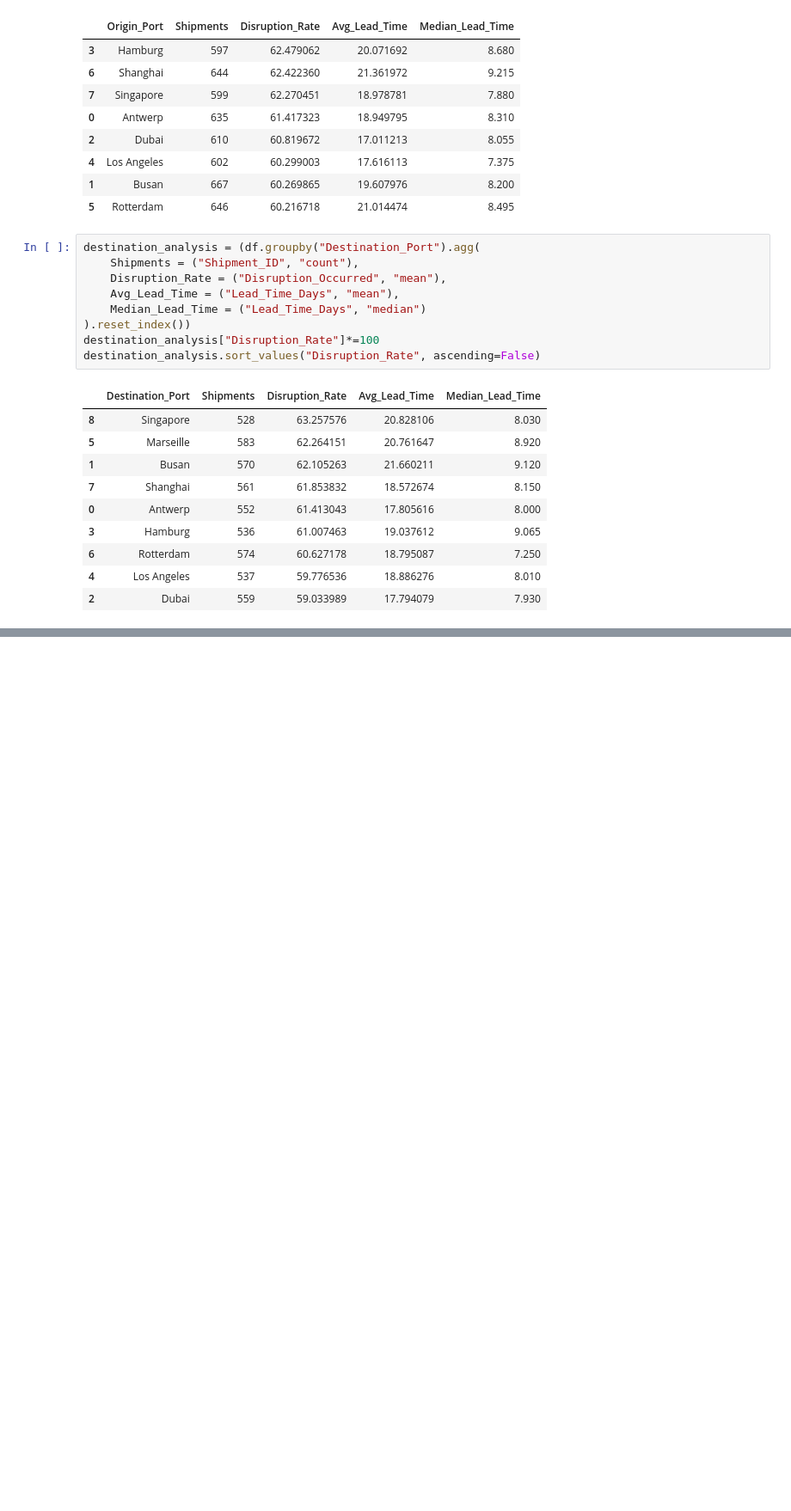
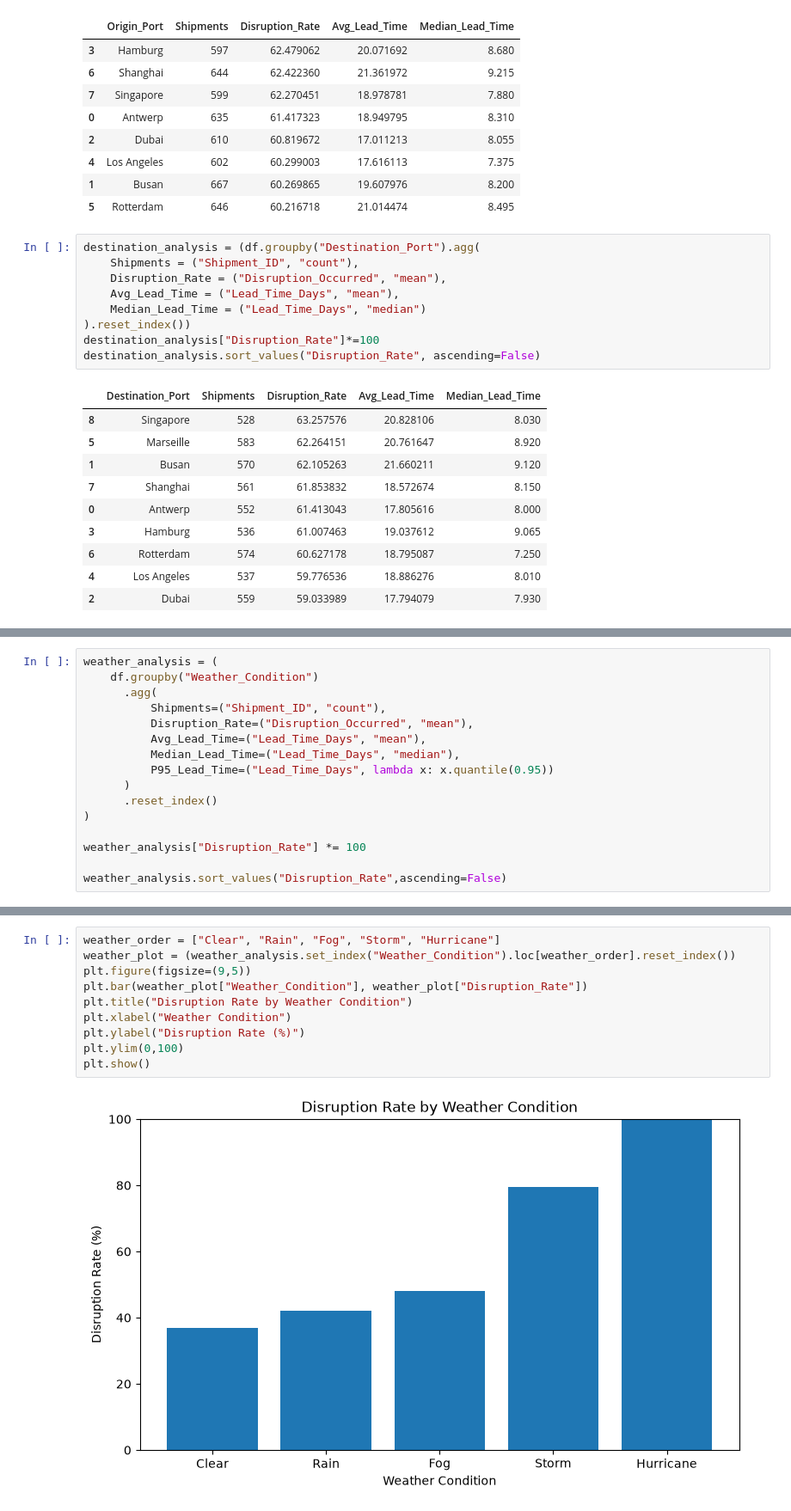
Before and after one commit to sharath1103/Global-Supply-Chain-Disruption, a Jupyter notebook: global_supply_chain_disruption.ipynb, the cells around one changed output, grey strips where cells are left out. Shown at 86% size. Drawn from its saved outputs; the diff is of its cells as text; blank space fills up the shorter version.

```diff
--- a/global_supply_chain_disruption.ipynb
+++ b/global_supply_chain_disruption.ipynb
@@ -334,0 +446,16 @@ destination_analysis.sort_values("Disruption_Rate", ascending=False)
+# %%
+weather_analysis = (
+    df.groupby("Weather_Condition")
+      .agg(
+          Shipments=("Shipment_ID", "count"),
+          Disruption_Rate=("Disruption_Occurred", "mean"),
+          Avg_Lead_Time=("Lead_Time_Days", "mean"),
+          Median_Lead_Time=("Lead_Time_Days", "median"),
+          P95_Lead_Time=("Lead_Time_Days", lambda x: x.quantile(0.95))
+      )
+      .reset_index()
+)
+
+weather_analysis["Disruption_Rate"] *= 100
+
+weather_analysis.sort_values("Disruption_Rate",ascending=False)
@@ -334,0 +469,12 @@ destination_analysis.sort_values("Disruption_Rate", ascending=False)
+# %%
+weather_order = ["Clear", "Rain", "Fog", "Storm", "Hurricane"]
+weather_plot = (weather_analysis.set_index("Weather_Condition").loc[weather_order].reset_index())
+plt.figure(figsize=(9,5))
+plt.bar(weather_plot["Weather_Condition"], weather_plot["Disruption_Rate"])
+plt.title("Disruption Rate by Weather Condition")
+plt.xlabel("Weather Condition")
+plt.ylabel("Disruption Rate (%)")
+plt.ylim(0,100)
+plt.show()
+# %% [output]
+[figure, added]
```
Also changed, not shown: parts of 17 cells of this notebook.
